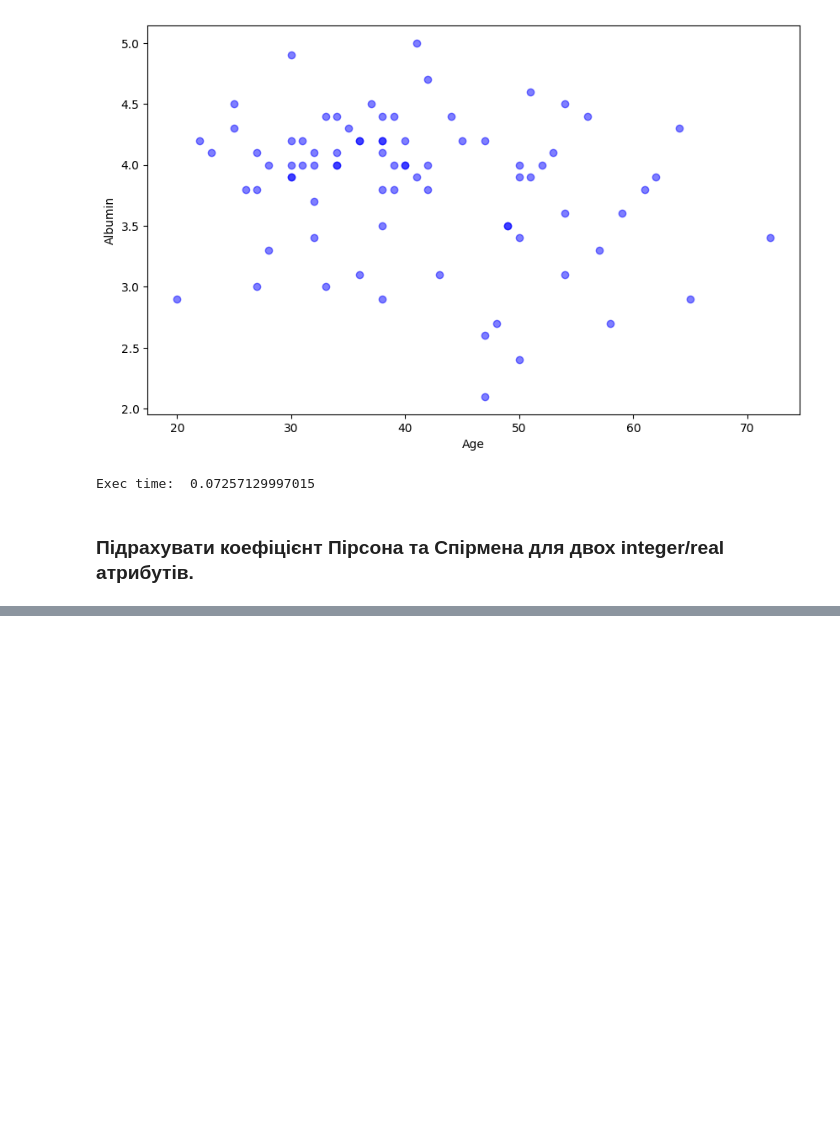
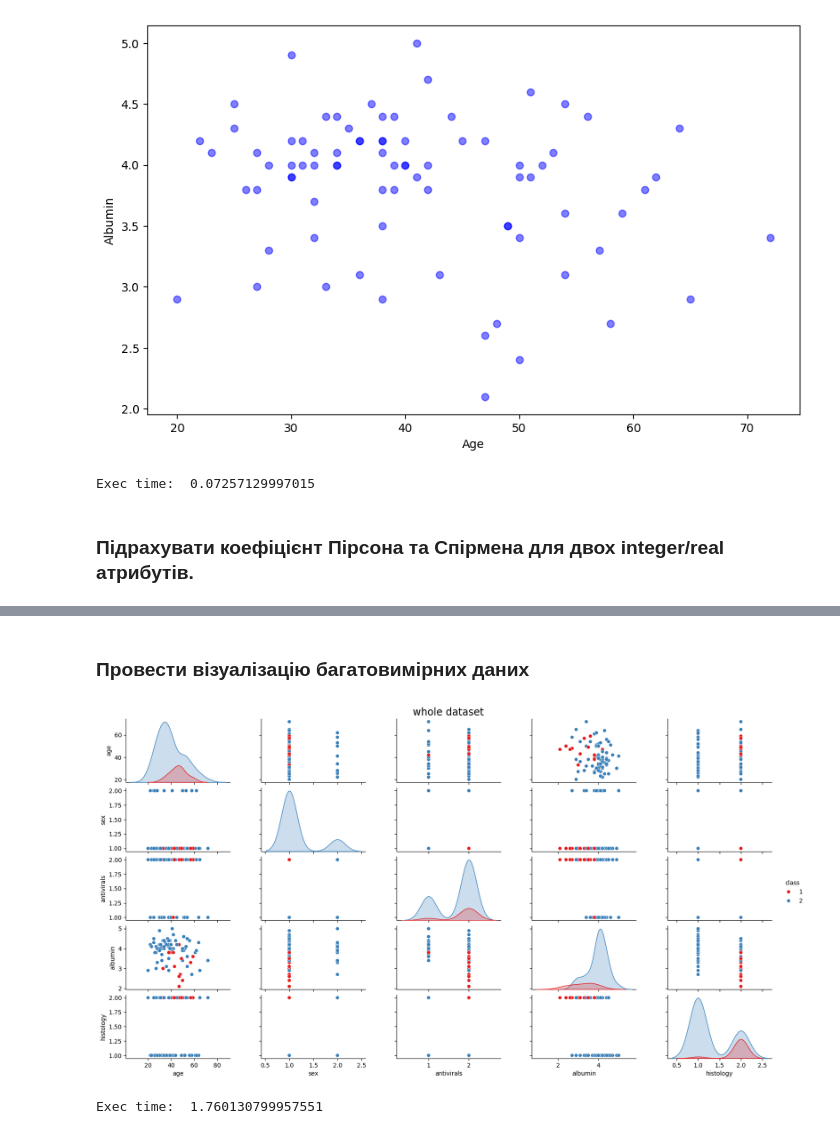
Before and after one commit to DanyaPyat/labs, a Jupyter notebook: lab4/lab4.ipynb, the cells around one changed output, grey strips where cells are left out. Drawn from its saved outputs; the diff is of its cells as text; code cells hidden in the pictures; blank space fills up the shorter version.

```diff
--- a/lab4/lab4.ipynb
+++ b/lab4/lab4.ipynb
@@ -685,0 +784,37 @@ Exec time:  0.07257129997015
+# %% [markdown]
+### Провести візуалізацію багатовимірних даних
+# %%
+start_time = timeit.default_timer()
+headers = [
+    'class',          # 1. DIE, LIVE
+    'age',            # 2. AGE
+    'sex',            # 3. SEX
+    'steroid',        # 4. STEROID
+    'antivirals',     # 5. ANTIVIRALS
+    'fatigue',        # 6. FATIGUE
+    'malaise',        # 7. MALAISE
+    'anorexia',       # 8. ANOREXIA
+    'liver_big',      # 9. LIVER BIG
+    'liver_firm',     # 10. LIVER FIRM
+    'spleen_palpable',# 11. SPLEEN PALPABLE
+    'spiders',        # 12. SPIDERS
+    'ascites',        # 13. ASCITES
+    'varices',        # 14. VARICES
+    'bilirubin',      # 15. BILIRUBIN
+    'alk_phosphate',  # 16. ALK PHOSPHATE
+    'sgot',           # 17. SGOT
+    'albumin',        # 18. ALBUMIN
+    'protime',        # 19. PROTIME
+    'histology'       # 20. HISTOLOGY
+]
+
+plot = sns.pairplot(df[headers], hue='class', height=1.8, aspect=1.8, palette='Set1')
+fig = plot.figure
+fig.subplots_adjust(top=0.95, wspace=0.3)
+title = fig.suptitle('whole dataset', fontsize=17)
+plt.show()
+stop_time = timeit.default_timer()
+print("\nExec time: ", stop_time - start_time)
+# %% [output]
+[figure, added]
+Exec time:  1.760130799957551
```
Also changed, not shown: parts of 9 cells of this notebook.
